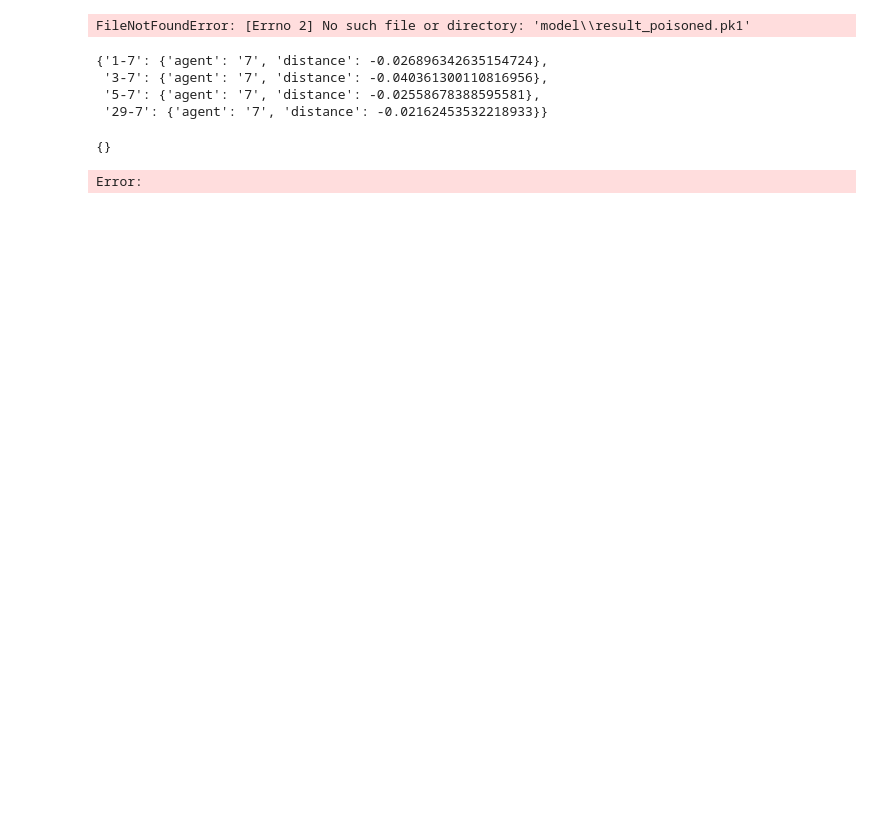
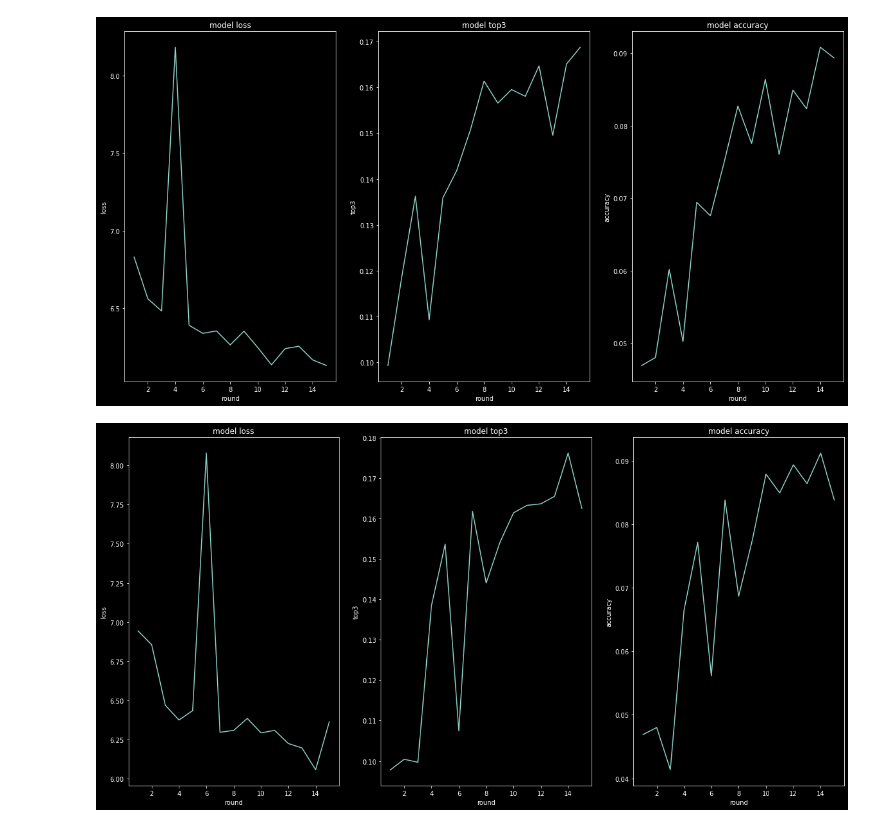
Before and after one commit to Protalist/next_word_prediction_federeted, a Jupyter notebook: print_result.ipynb, the cells around one changed output. Drawn from its saved outputs; the diff is of its cells as text; code cells hidden in the pictures; blank space fills up the shorter version.

```diff
--- a/print_result.ipynb
+++ b/print_result.ipynb
@@ -3,7 +1,13 @@ from globalVariable.global_variable import *
+# %%
+from globalVariable.global_variable import *
+from globalVariable.model import *
+import seaborn as sns
+
+vocab_dict =  pickle.load(open(r'globalVariable\token.pk1', 'rb'))
+sequences = pickle.load(open(r'globalVariable\sequences.pk1', 'rb'))
+vocab_size=len(vocab_dict)
 # %%
 history_fede =  pickle.load(open(r'model\result_poisoned.pk1', 'rb'))
-
-
 
 fig, ax = plt.subplots(nrows=1, ncols=3,figsize=(20,10))
 ax[0].plot(*zip(*history_fede.losses_distributed))
@@ -11,45 +15,33 @@ ax[1].plot(*zip(*history_fede.metrics_distributed['top_k']))
 ax[2].plot(*zip(*history_fede.metrics_distributed['accuracy']))
 ax[0].set_title('model loss')
 ax[1].set_title('model top3')
 ax[2].set_title('model accuracy')
 ax[0].set_ylabel('loss')
 ax[0].set_xlabel('round')
 ax[1].set_ylabel('top3')
 ax[1].set_xlabel('round')
 ax[2].set_ylabel('accuracy')
 ax[2].set_xlabel('round')
 
 plt.show()
-history_fede =  pickle.load(open(r'model\result.pk1', 'rb'))
 
-
+history_fede =  pickle.load(open(r'model\result_poisoned_explict_boost.pk1', 'rb'))
 
 fig, ax = plt.subplots(nrows=1, ncols=3,figsize=(20,10))
 ax[0].plot(*zip(*history_fede.losses_distributed))
 ax[1].plot(*zip(*history_fede.metrics_distributed['top_k']))
 ax[2].plot(*zip(*history_fede.metrics_distributed['accuracy']))
 ax[0].set_title('model loss')
 ax[1].set_title('model top3')
 ax[2].set_title('model accuracy')
 ax[0].set_ylabel('loss')
 ax[0].set_xlabel('round')
 ax[1].set_ylabel('top3')
 ax[1].set_xlabel('round')
 ax[2].set_ylabel('accuracy')
 ax[2].set_xlabel('round')
 
 plt.show()
 # %% [output]
-FileNotFoundError: [Errno 2] No such file or directory: 'model\\result_poisoned.pk1'
+[figure, added]
+[figure, added]
-# %%
-pickle.load(open(r'globalVariable\accuracy_checking.pk1', 'rb'))
-# %% [output]
-{'1-7': {'agent': '7', 'distance': -0.026896342635154724},
- '3-7': {'agent': '7', 'distance': -0.040361300110816956},
- '5-7': {'agent': '7', 'distance': -0.02558678388595581},
- '29-7': {'agent': '7', 'distance': -0.02162453532218933}}
-# %%
-pickle.load(open(r'globalVariable\Weight_update_statistics.pk1', 'rb'))
-# %% [output]
-{}
-Error:
```
Also changed, not shown: parts of 8 cells of this notebook.
